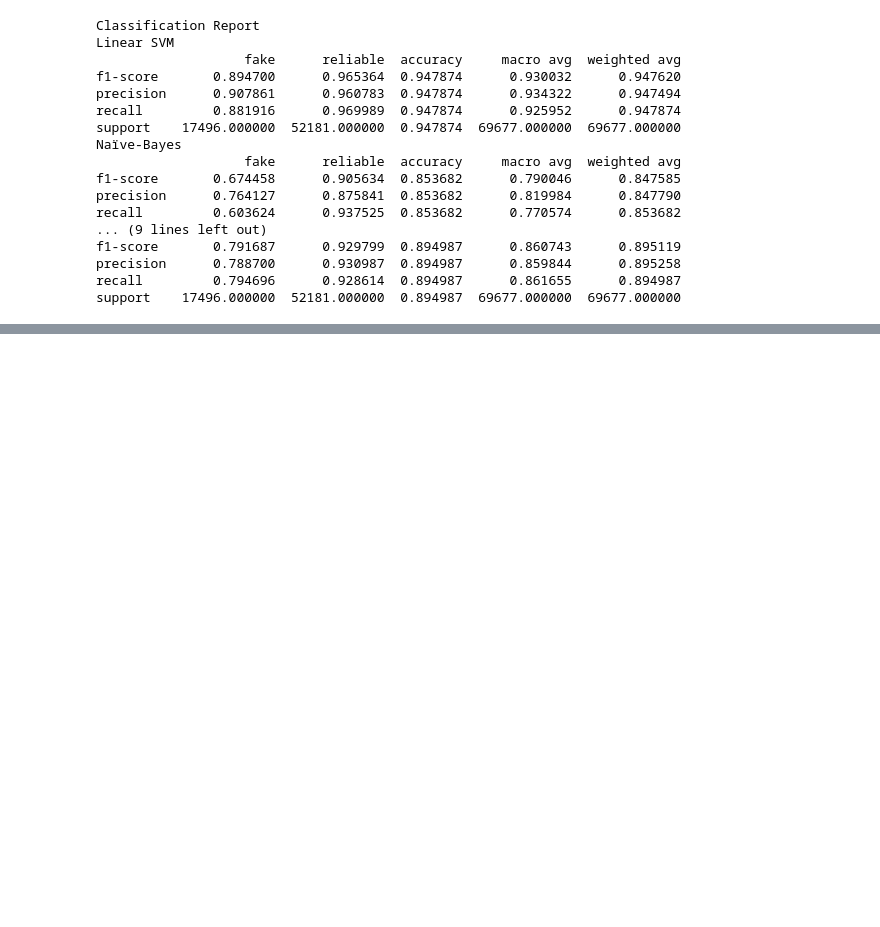
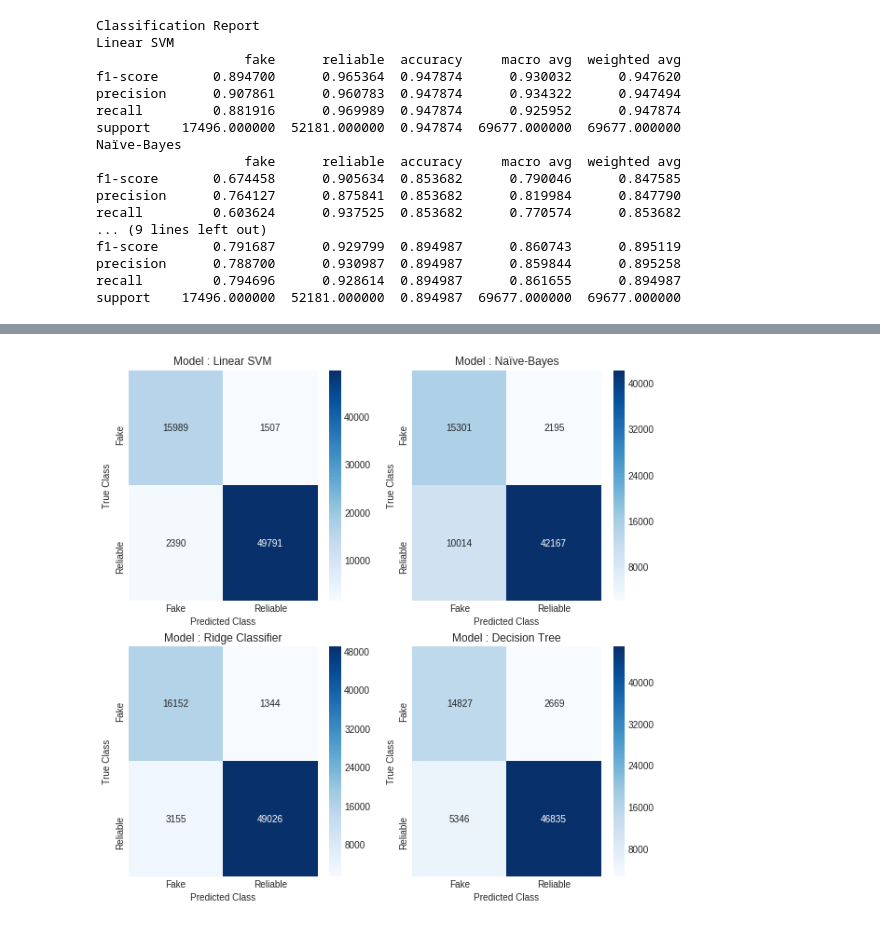
Before and after one commit to SimonKenoby/Master-Thesis-Fake-News-Dectection, a Jupyter notebook: Code/Analysis/models/all.ipynb, the cells around one changed output, grey strips where cells are left out. Saved outputs shown, nothing was run; the diff lists cells and outputs as text; code cells hidden in the pictures; blank space fills up the shorter version.

```diff
--- a/Code/Analysis/models/all.ipynb
+++ b/Code/Analysis/models/all.ipynb
@@ -236,0 +293,12 @@ support    17496.000000  52181.000000  0.894987  69677.000000  69677.000000
+# %%
+fig, axes = plt.subplots(nrows = 2, ncols = 2, figsize=(10,10))
+#fig.suptitle("Confusion Matrix")
+for i, (cm, model) in enumerate(list(zip([cm1, cm2, cm3, cm4], ['Linear SVM', 'Naïve-Bayes', 'Ridge Classifier', 'Decision Tree']))):
+        df = pd.DataFrame(cm, index = ['Fake', 'Reliable'], columns = ['Fake', 'Reliable'])
+        sns.heatmap(df, annot=True, cmap="Blues", ax = axes.flat[i], fmt='g')
+        axes.flat[i].set_title('Model : {}'.format(model))
+        axes.flat[i].set_xlabel('Predicted Class')
+        axes.flat[i].set_ylabel('True Class')
+plt.savefig('output/test_SMOTE_fake_confMat.pdf')
+# %% [output]
+[figure, added]
```
Also changed, not shown: parts of 8 cells of this notebook, 8 other files.
